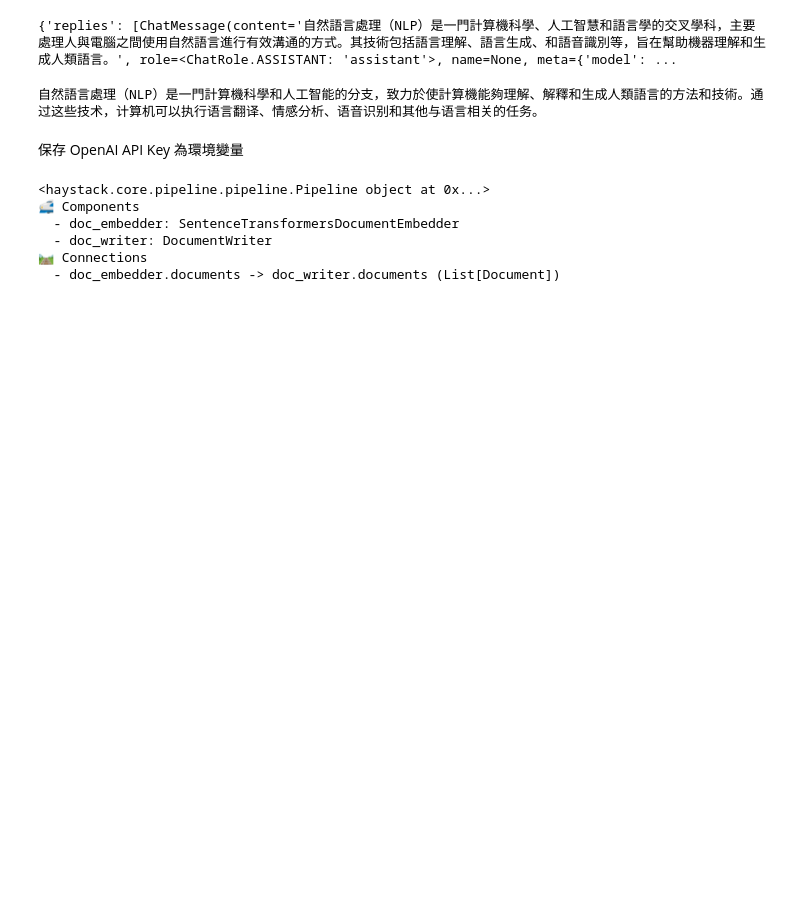
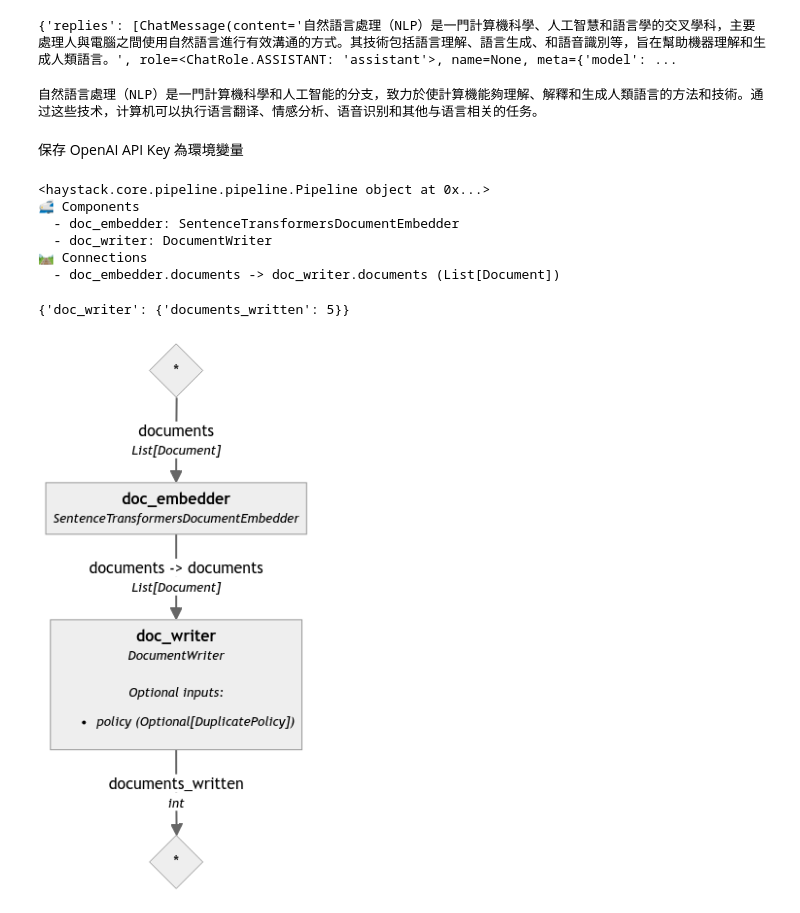
Before and after one commit to samhsiao6238/PythonFinance_2024, a Jupyter notebook: D30_Haystack+RAG/00_範例/ex10_ChatApp.ipynb, the cells around one changed output. Cells and saved outputs as stored; diff of their text form; code cells hidden in the pictures; blank space fills up the shorter version.

```diff
--- a/D30_Haystack+RAG/00_範例/ex10_ChatApp.ipynb
+++ b/D30_Haystack+RAG/00_範例/ex10_ChatApp.ipynb
@@ -96,3 +96,16 @@ indexing_pipeline.connect(
   - doc_writer: DocumentWriter
 🛤️ Connections
   - doc_embedder.documents -> doc_writer.documents (List[Document])
+# %%
+# 運行管道
+indexing_pipeline.run({
+    "doc_embedder": {"documents": documents}
+})
+# %% [output]
+{'doc_writer': {'documents_written': 5}}
+# %%
+from utils.draw_pipeline import draw_and_display
+
+draw_and_display(indexing_pipeline, "ex10_1_pipe.png")
+# %% [output]
+[figure, added]
```
Also changed, not shown: 1 other file.
